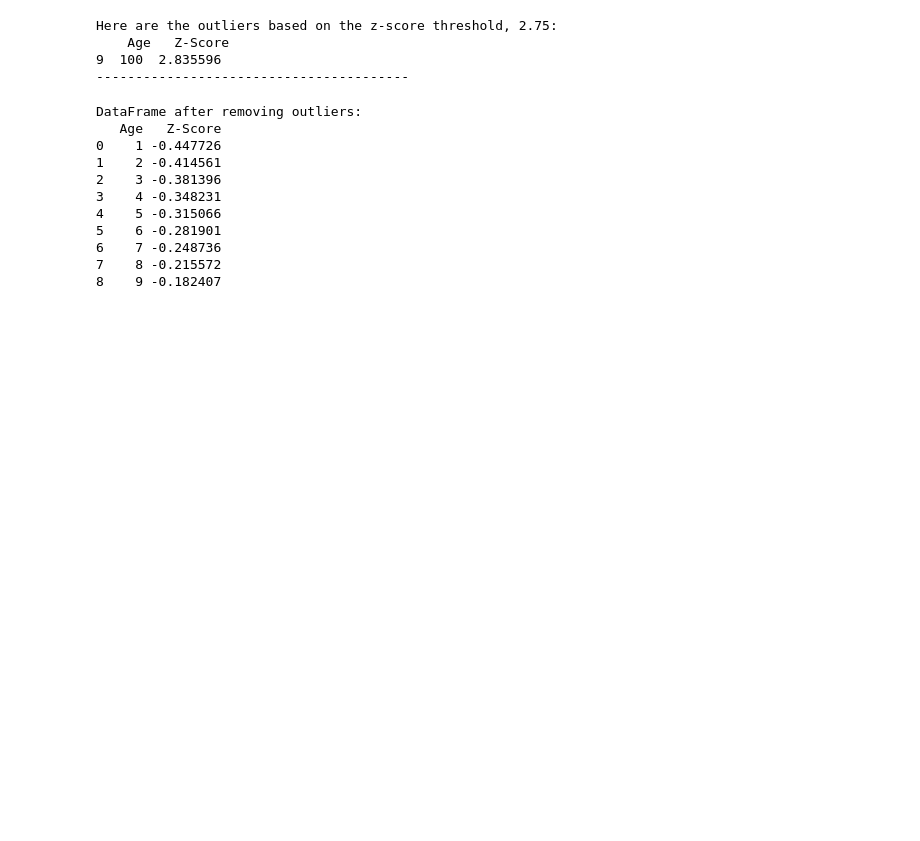
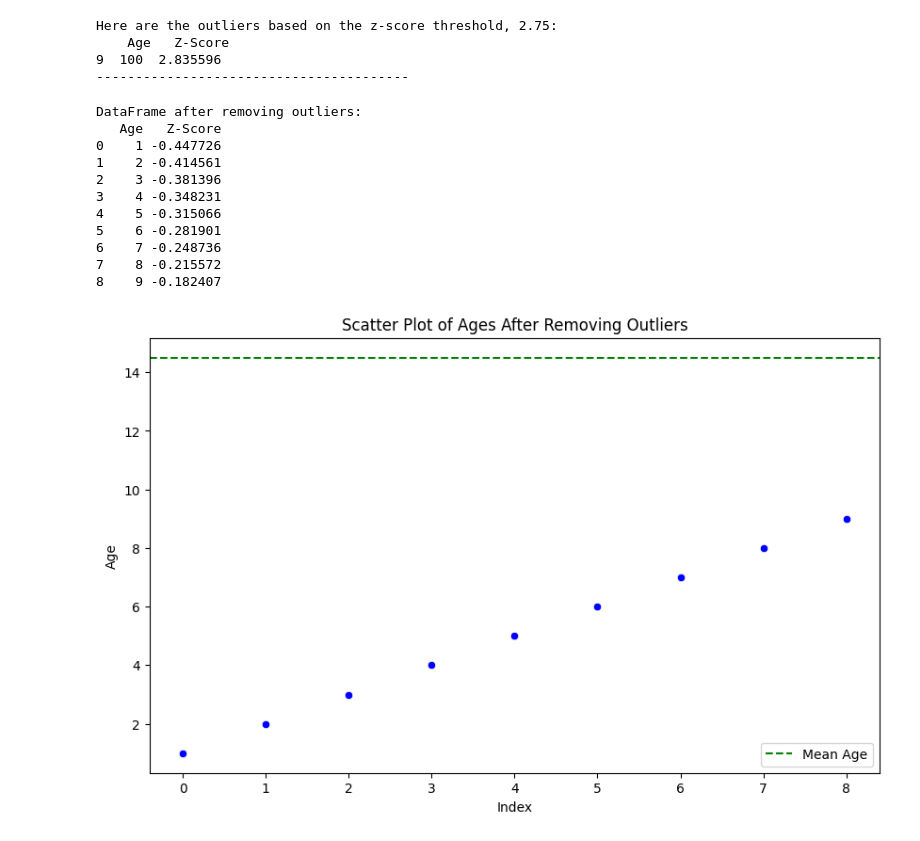
Before and after one commit to Asad15-tech/Alyz.code, a Jupyter notebook: Machine Learning/03_ml.ipynb, the cells around one changed output. Drawn from its saved outputs; the diff is of its cells as text; code cells hidden in the pictures; blank space fills up the shorter version.

```diff
--- a/Machine Learning/03_ml.ipynb
+++ b/Machine Learning/03_ml.ipynb
@@ -84,3 +97,15 @@ DataFrame after removing outliers:
 6    7 -0.248736
 7    8 -0.215572
 8    9 -0.182407
+# %%
+# Visualizing the DataFrame after removing outliers
+plt.figure(figsize=(10, 6))
+sns.scatterplot(x=df_no_outliers.index, y=df_no_outliers["Age"], color='blue')
+plt.axhline(mean_age, color='green', linestyle='--', label='Mean Age')
+plt.title("Scatter Plot of Ages After Removing Outliers")
+plt.xlabel("Index")
+plt.ylabel("Age")
+plt.legend()
+plt.show()
+# %% [output]
+[figure, added]
```
Also changed, not shown: parts of 1 cell of this notebook.
